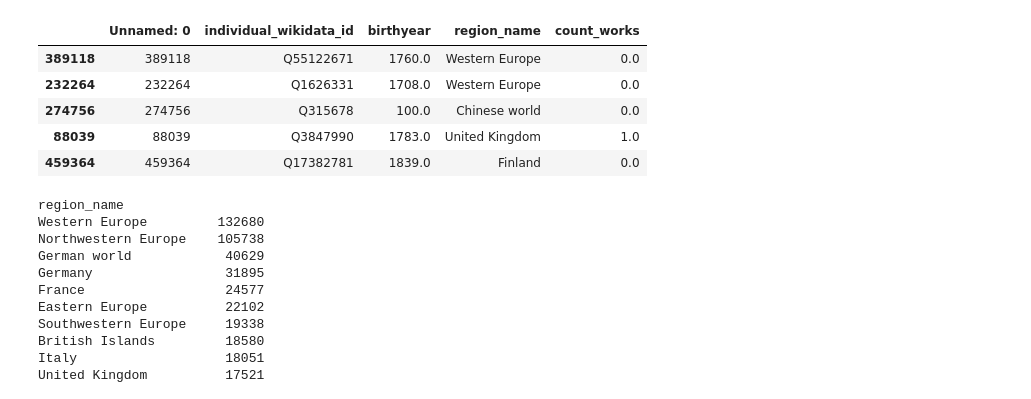
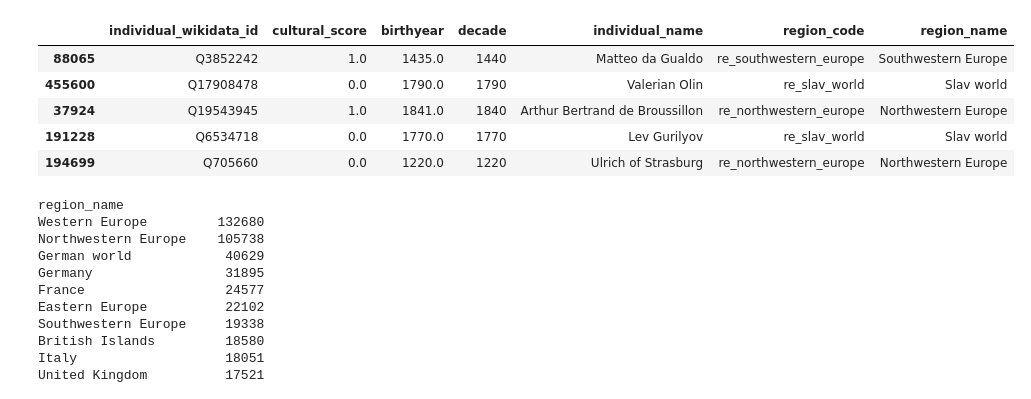
Before and after one commit to charlesdedampierre/cultura_project, a Jupyter notebook: unseen_species_model/bias.ipynb, the cells around one changed output. Drawn from its saved outputs; the diff is of its cells as text; code cells hidden in the pictures.

```diff
--- a/unseen_species_model/bias.ipynb
+++ b/unseen_species_model/bias.ipynb
@@ -8,15 +8,16 @@ from tqdm import tqdm
 import bambi as bmb
 import arviz as az
 # %%
-df = pd.read_csv('number_of_works_individuals.csv')
+df_2 = pd.read_csv('data/number_of_works_individuals.csv')
+df = pd.read_csv('data/df_indi_works.csv', index_col = [0])
 df.sample(5)
 # %% [output]
-|  | Unnamed: 0 | individual_wikidata_id | birthyear | region_name | count_works |
-| 389118 | 389118 | Q55122671 | 1760.0 | Western Europe | 0.0 |
-| 232264 | 232264 | Q1626331 | 1708.0 | Western Europe | 0.0 |
-| 274756 | 274756 | Q315678 | 100.0 | Chinese world | 0.0 |
-| 88039 | 88039 | Q3847990 | 1783.0 | United Kingdom | 1.0 |
-| 459364 | 459364 | Q17382781 | 1839.0 | Finland | 0.0 |
+|  | individual_wikidata_id | cultural_score | birthyear | decade | individual_name | region_code | region_name |
+| 88065 | Q3852242 | 1.0 | 1435.0 | 1440 | Matteo da Gualdo | re_southwestern_europe | Southwestern Europe |
+| 455600 | Q17908478 | 0.0 | 1790.0 | 1790 | Valerian Olin | re_slav_world | Slav world |
+| 37924 | Q19543945 | 1.0 | 1841.0 | 1840 | Arthur Bertrand de Broussillon | re_northwestern_europe | Northwestern Europe |
+| 191228 | Q6534718 | 0.0 | 1770.0 | 1770 | Lev Gurilyov | re_slav_world | Slav world |
+| 194699 | Q705660 | 0.0 | 1220.0 | 1220 | Ulrich of Strasburg | re_northwestern_europe | Northwestern Europe |
 # %%
 df['region_name'].value_counts()
 # %% [output]
```
Also changed, not shown: parts of 1 cell of this notebook, 19 other files.
